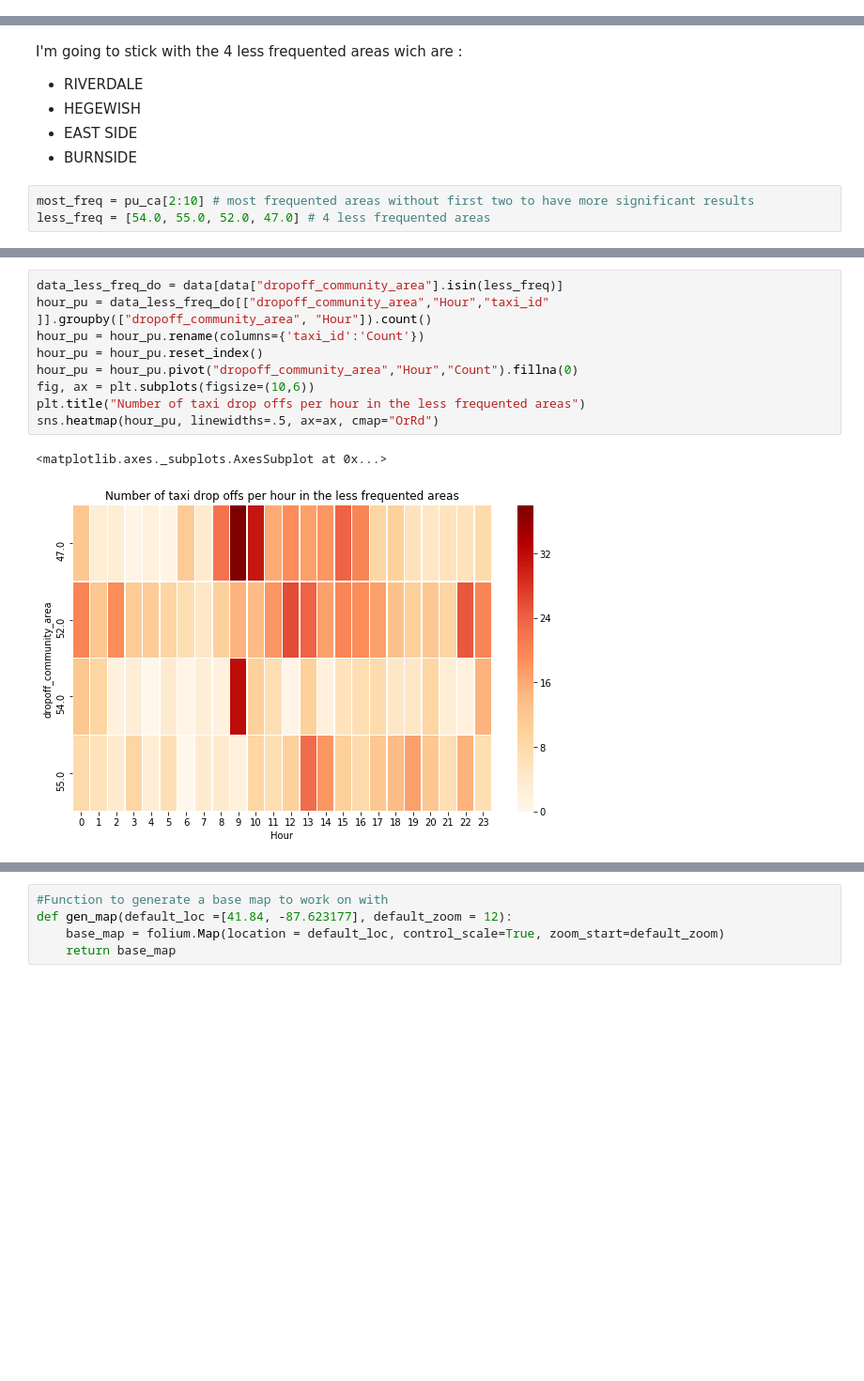
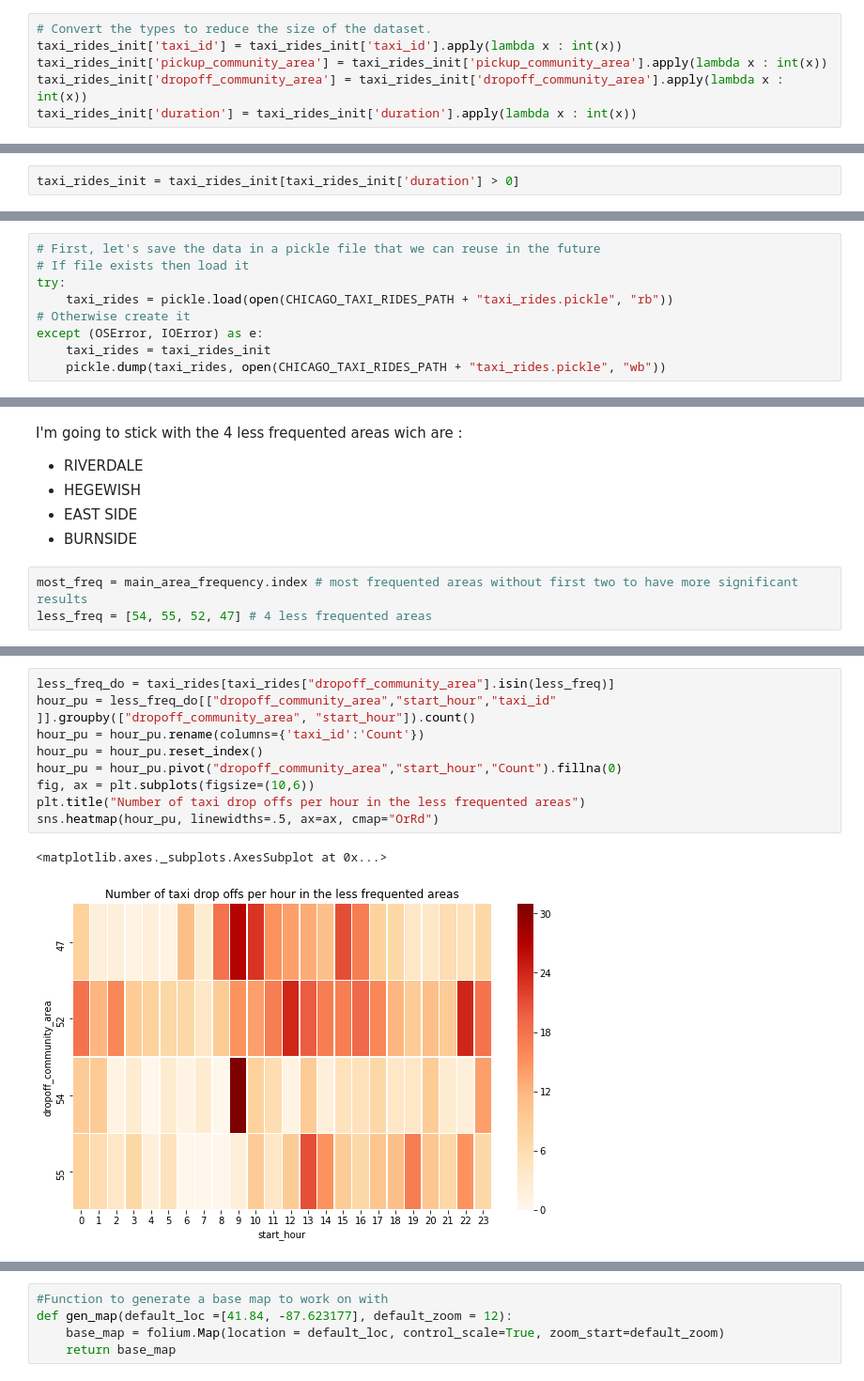
Before and after one commit to pierreschutz/ADA_Project, a Jupyter notebook: milestone2.ipynb, the cells around one changed output, grey strips where cells are left out. Shown at 94% size. Drawn from its saved outputs; the diff is of its cells as text; blank space fills up the shorter version.

```diff
--- a/milestone2.ipynb
+++ b/milestone2.ipynb
@@ -2152,0 +2194,6 @@ do_nb = data["dropoff_community_area"].value_counts()
+# %%
+# Convert the types to reduce the size of the dataset.
+taxi_rides_init['taxi_id'] = taxi_rides_init['taxi_id'].apply(lambda x : int(x))
+taxi_rides_init['pickup_community_area'] = taxi_rides_init['pickup_community_area'].apply(lambda x : int(x))
+taxi_rides_init['dropoff_community_area'] = taxi_rides_init['dropoff_community_area'].apply(lambda x : int(x))
+taxi_rides_init['duration'] = taxi_rides_init['duration'].apply(lambda x : int(x))
@@ -2152,0 +2216,2 @@ do_nb = data["dropoff_community_area"].value_counts()
+# %%
+taxi_rides_init = taxi_rides_init[taxi_rides_init['duration'] > 0]
@@ -2153,2 +2233,11 @@ do_nb = data["dropoff_community_area"].value_counts()
 # %% [markdown]
 ### 3. Exploratory Data Analysis <a name="eda-3"/>
+# %%
+# First, let's save the data in a pickle file that we can reuse in the future
+# If file exists then load it
+try:
+    taxi_rides = pickle.load(open(CHICAGO_TAXI_RIDES_PATH + "taxi_rides.pickle", "rb"))
+# Otherwise create it
+except (OSError, IOError) as e:
+    taxi_rides = taxi_rides_init
+    pickle.dump(taxi_rides, open(CHICAGO_TAXI_RIDES_PATH + "taxi_rides.pickle", "wb"))
@@ -2227,6 +2359,6 @@ I'm going to stick with the 4 less frequented areas wich are :
 - EAST SIDE
 - BURNSIDE
 # %%
-most_freq = pu_ca[2:10] # most frequented areas without first two to have more significant results
-less_freq = [54.0, 55.0, 52.0, 47.0] # 4 less frequented areas
+most_freq = main_area_frequency.index # most frequented areas without first two to have more significant results
+less_freq = [54, 55, 52, 47] # 4 less frequented areas
 # %%
@@ -2257,13 +2389,13 @@ sns.heatmap(hour_pu, linewidths=.5, ax=ax, cmap="OrRd")
 # %%
-data_less_freq_do = data[data["dropoff_community_area"].isin(less_freq)]
-hour_pu = data_less_freq_do[["dropoff_community_area","Hour","taxi_id"  ]].groupby(["dropoff_community_area", "Hour"]).count()
+less_freq_do = taxi_rides[taxi_rides["dropoff_community_area"].isin(less_freq)]
+hour_pu = less_freq_do[["dropoff_community_area","start_hour","taxi_id"  ]].groupby(["dropoff_community_area", "start_hour"]).count()
 hour_pu = hour_pu.rename(columns={'taxi_id':'Count'})
 hour_pu = hour_pu.reset_index()
-hour_pu = hour_pu.pivot("dropoff_community_area","Hour","Count").fillna(0)
+hour_pu = hour_pu.pivot("dropoff_community_area","start_hour","Count").fillna(0)
 fig, ax = plt.subplots(figsize=(10,6))
 plt.title("Number of taxi drop offs per hour in the less frequented areas")
 sns.heatmap(hour_pu, linewidths=.5, ax=ax, cmap="OrRd")
 # %% [output]
 <matplotlib.axes._subplots.AxesSubplot at 0x...>
-[figure, old version]
+[figure, new version]
 # %%
```
Also changed, not shown: parts of 91 cells of this notebook, 1 other file.
